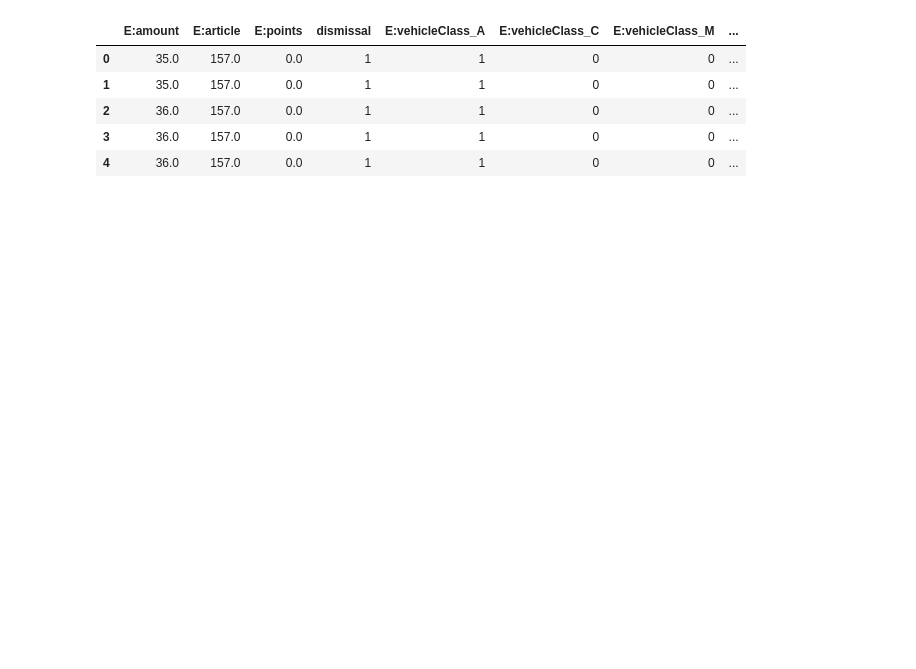
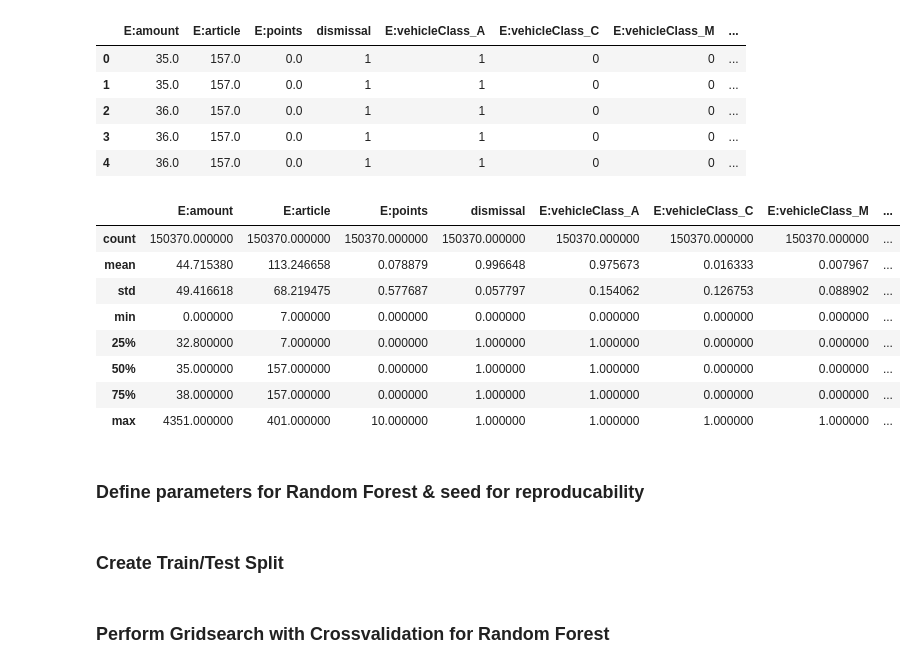
Before and after one commit to Lumik7/bi2_project2, a Jupyter notebook: notebooks/1.0-lm-cross-sectional.ipynb, the cells around one changed output. Cells and saved outputs as stored; diff of their text form; code cells hidden in the pictures; blank space fills up the shorter version.

```diff
--- a/notebooks/1.0-lm-cross-sectional.ipynb
+++ b/notebooks/1.0-lm-cross-sectional.ipynb
@@ -203,0 +168,14 @@ parameters = {'n_estimators':np.arange(10,30,step=5), 'criterion':('gini', 'entr
+# %%
+cleaned_features.describe()
+# %% [output]
+|  | E:amount | E:article | E:points | dismissal | E:vehicleClass_A | E:vehicleClass_C | E:vehicleClass_M | ... |
+| count | 150370.000000 | 150370.000000 | 150370.000000 | 150370.000000 | 150370.000000 | 150370.000000 | 150370.000000 | ... |
+| mean | 44.715380 | 113.246658 | 0.078879 | 0.996648 | 0.975673 | 0.016333 | 0.007967 | ... |
+| std | 49.416618 | 68.219475 | 0.577687 | 0.057797 | 0.154062 | 0.126753 | 0.088902 | ... |
+| min | 0.000000 | 7.000000 | 0.000000 | 0.000000 | 0.000000 | 0.000000 | 0.000000 | ... |
+| 25% | 32.800000 | 7.000000 | 0.000000 | 1.000000 | 1.000000 | 0.000000 | 0.000000 | ... |
+| 50% | 35.000000 | 157.000000 | 0.000000 | 1.000000 | 1.000000 | 0.000000 | 0.000000 | ... |
+| 75% | 38.000000 | 157.000000 | 0.000000 | 1.000000 | 1.000000 | 0.000000 | 0.000000 | ... |
+| max | 4351.000000 | 401.000000 | 10.000000 | 1.000000 | 1.000000 | 1.000000 | 1.000000 | ... |
+# %% [markdown]
+### Define parameters for Random Forest & seed for reproducability
@@ -204 +185,3 @@ parameters = {'n_estimators':np.arange(10,30,step=5), 'criterion':('gini', 'entr
+# %% [markdown]
+### Create Train/Test Split
 # %%
@@ -207,3 +189,5 @@ X_train, X_test, y_train, y_test = train_test_split(cleaned_features, target_col
+# %% [markdown]
+### Perform Gridsearch with Crossvalidation for Random Forest
 # %%
 # create random forest classifier and perform grid search with cross validation
 rf = RandomForestClassifier(random_state=seed_num)
```
Also changed, not shown: parts of 48 cells of this notebook.
